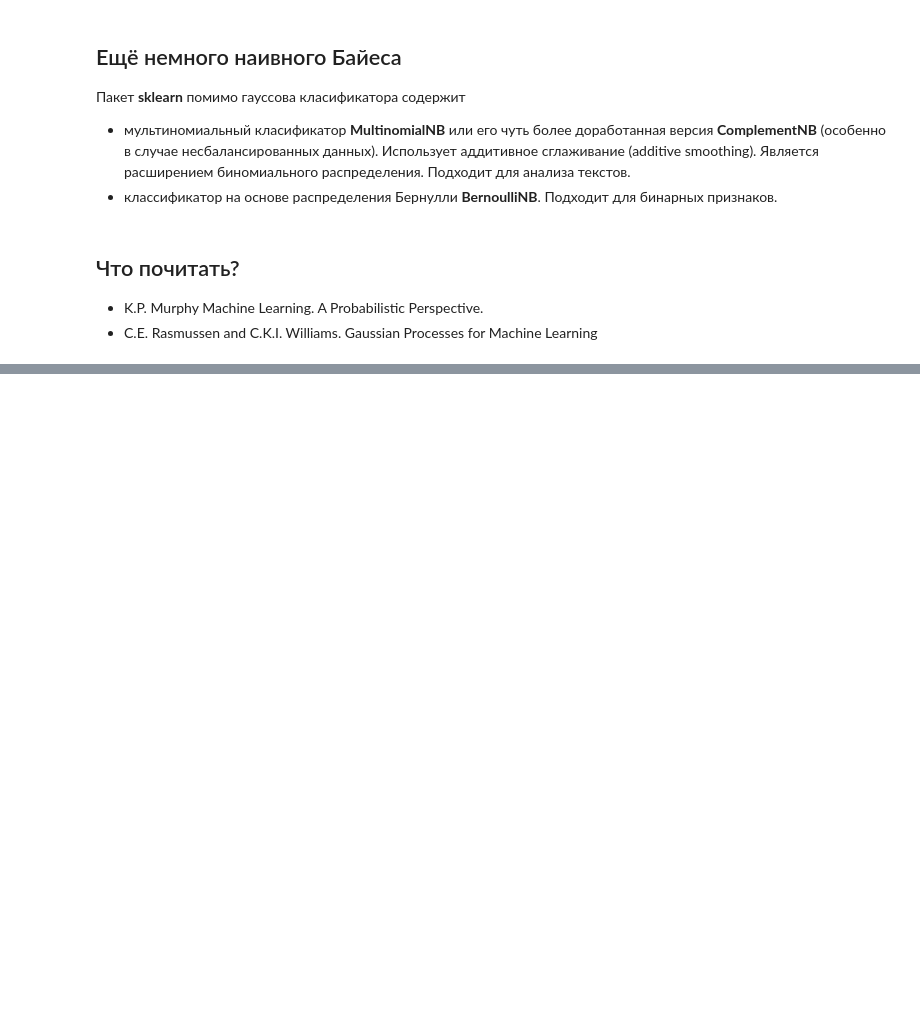
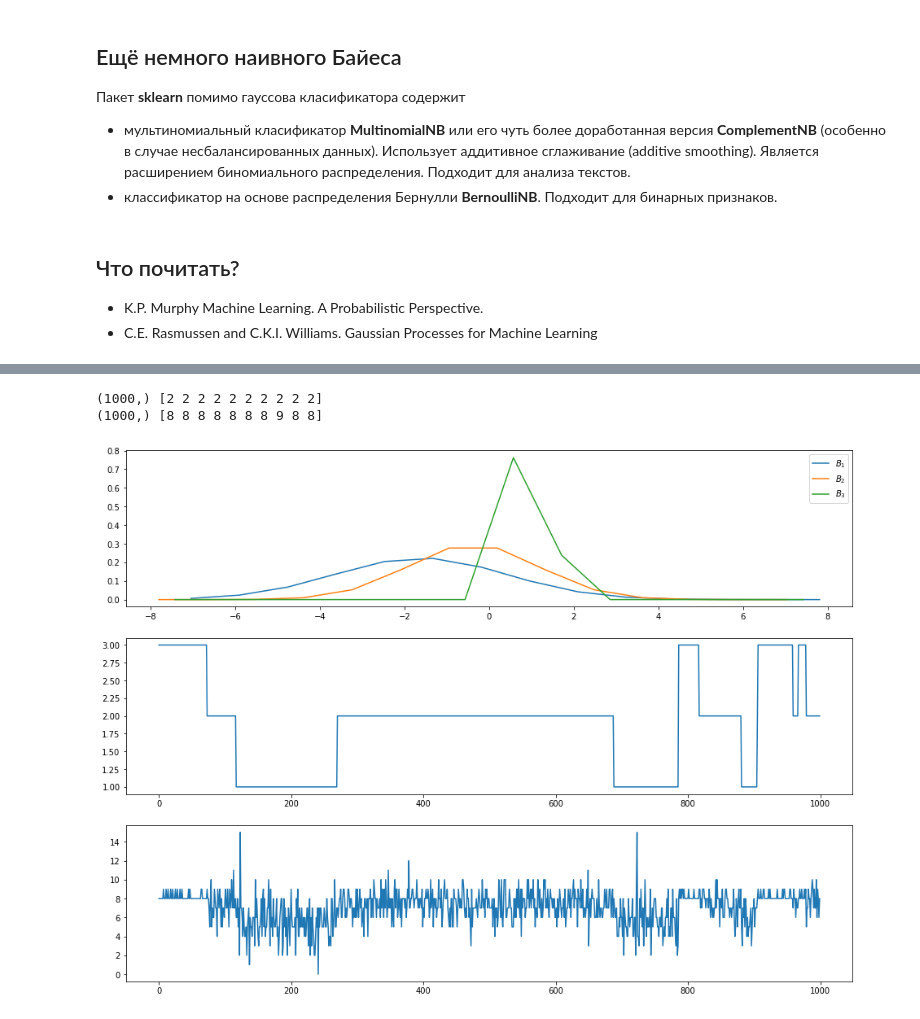
Before and after one commit to spam-izra/ml2021p, a Jupyter notebook: lecture02/Lecture02.ipynb, the cells around one changed output, grey strips where cells are left out. Saved outputs shown, nothing was run; the diff lists cells and outputs as text; code cells hidden in the pictures; blank space fills up the shorter version.

```diff
--- a/lecture02/Lecture02.ipynb
+++ b/lecture02/Lecture02.ipynb
@@ -500,0 +1020,13 @@ plt.show()
+# %%
+n_features = 1000
+ND = 2000
+T = 10
+samples = dataset.data[:ND]
+
+vectorizer = CountVectorizer(max_df=0.95, min_df=2,
+                             max_features=n_features,
+                             stop_words='english')
+
+tf = vectorizer.fit_transform(samples)
+print(list(vectorizer.vocabulary_.items())[:10])
+print(tf[0].toarray())
@@ -500,0 +1457,34 @@ plt.show()
+# %%
+%matplotlib inline
+import matplotlib.pyplot as plt
+
+# Число отсчетов по времени
+T = 1000
+# Число состояний
+N = P.shape[0]
+
+Z = GenerateZ(T, P, A)
+print(Z.shape, Z[:10])
+
+X = GenerateX(Z, B)
+print(X.shape, X[:10])
+
+plt.figure(figsize=(16,12))
+plt.subplot(311)
+w = (bins[1] - bins[0])/3
+x = BinToX(bins)[1:-1]
+plt.plot(x + w, B[0][1:-1], label="$B_1$")
+plt.plot(x - w, B[1][1:-1], label="$B_2$")
+plt.plot(x + 0, B[2][1:-1], label="$B_3$")
+plt.legend()
+
+plt.subplot(312)
+plt.plot(Z + 1)
+
+plt.subplot(313)
+plt.plot(X)
+plt.show()
+# %% [output]
+(1000,) [2 2 2 2 2 2 2 2 2 2]
+(1000,) [8 8 8 8 8 8 8 9 8 8]
+[figure, added]
```
Also changed, not shown: parts of 94 cells of this notebook, 14 other files.
